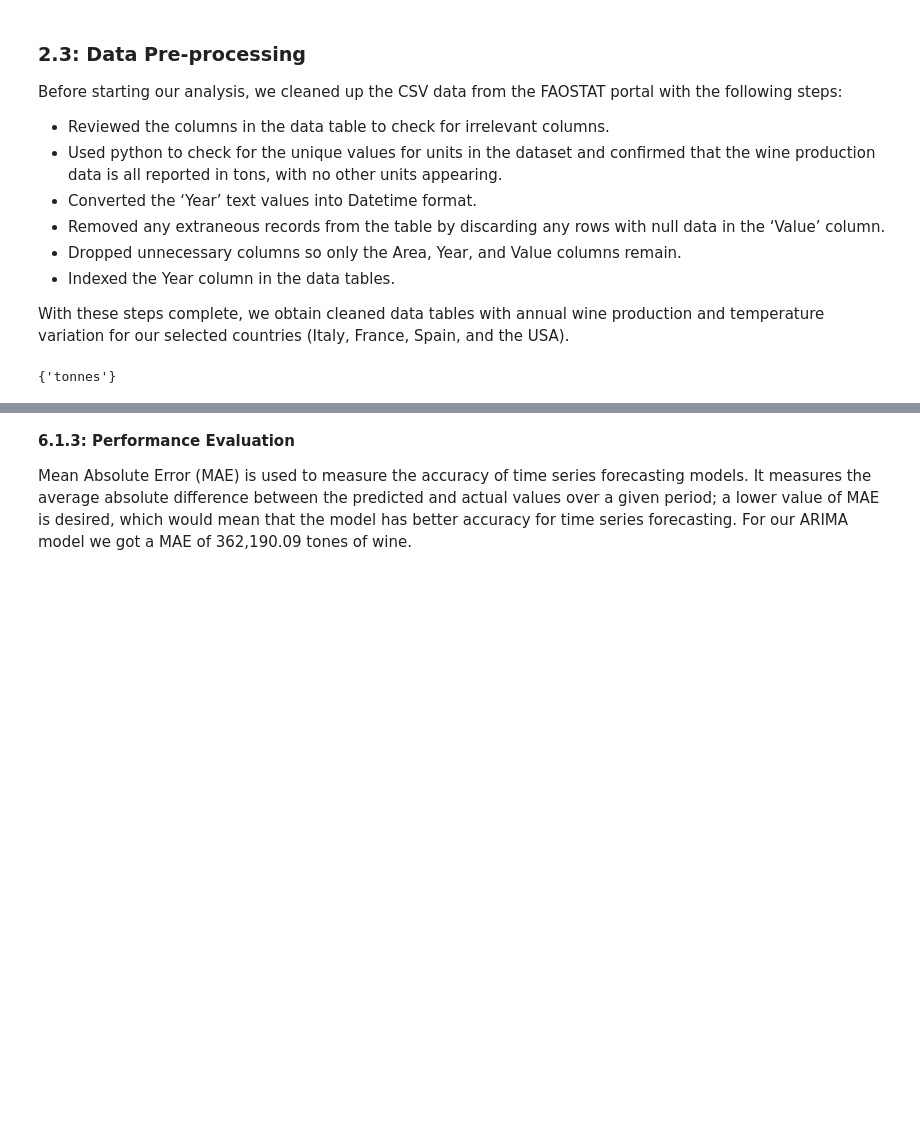
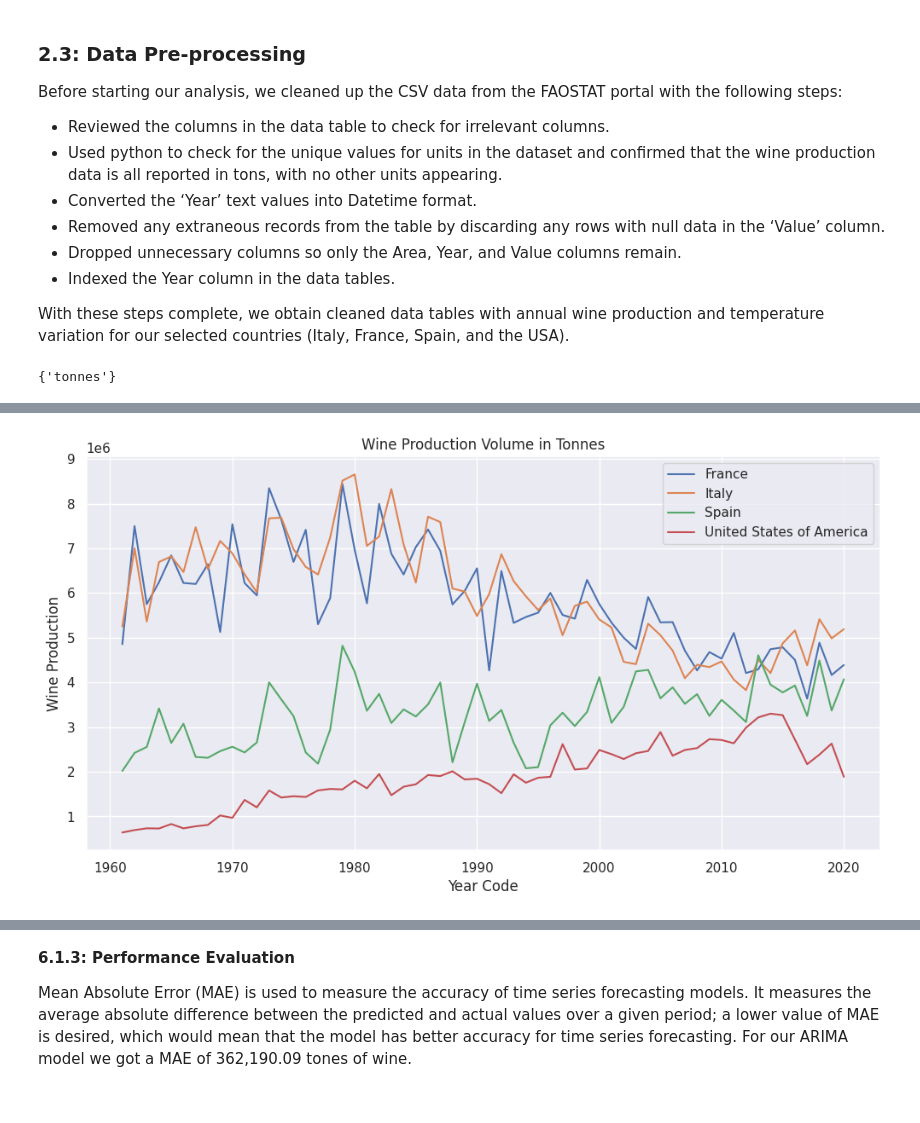
Before and after one commit to JordanKeelan/data607_finalProject, a Jupyter notebook: FinalReport.ipynb, the cells around one changed output, grey strips where cells are left out. Drawn from its saved outputs; the diff is of its cells as text; code cells hidden in the pictures; blank space fills up the shorter version.

```diff
--- a/FinalReport.ipynb
+++ b/FinalReport.ipynb
@@ -174,0 +129,9 @@ wine = wine.set_index("Year Code")
+# %%
+plt.figure(figsize=(12,6))
+sns.lineplot(data=wine, y='Value', hue='Area',x=wine.index)
+plt.title('Wine Production Volume in Tonnes')
+plt.ylabel('Wine Production')
+plt.legend(loc='best')
+plt.show()
+# %% [output]
+[figure, added]
```
Also changed, not shown: parts of 51 cells of this notebook.
